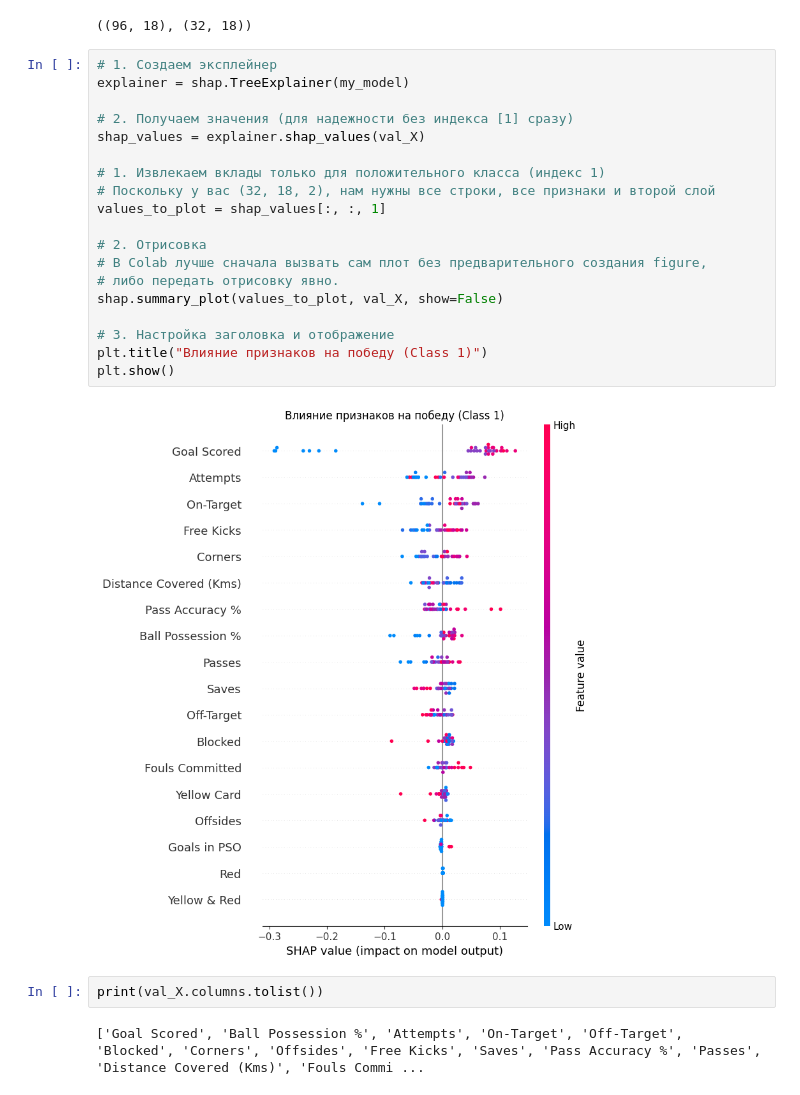
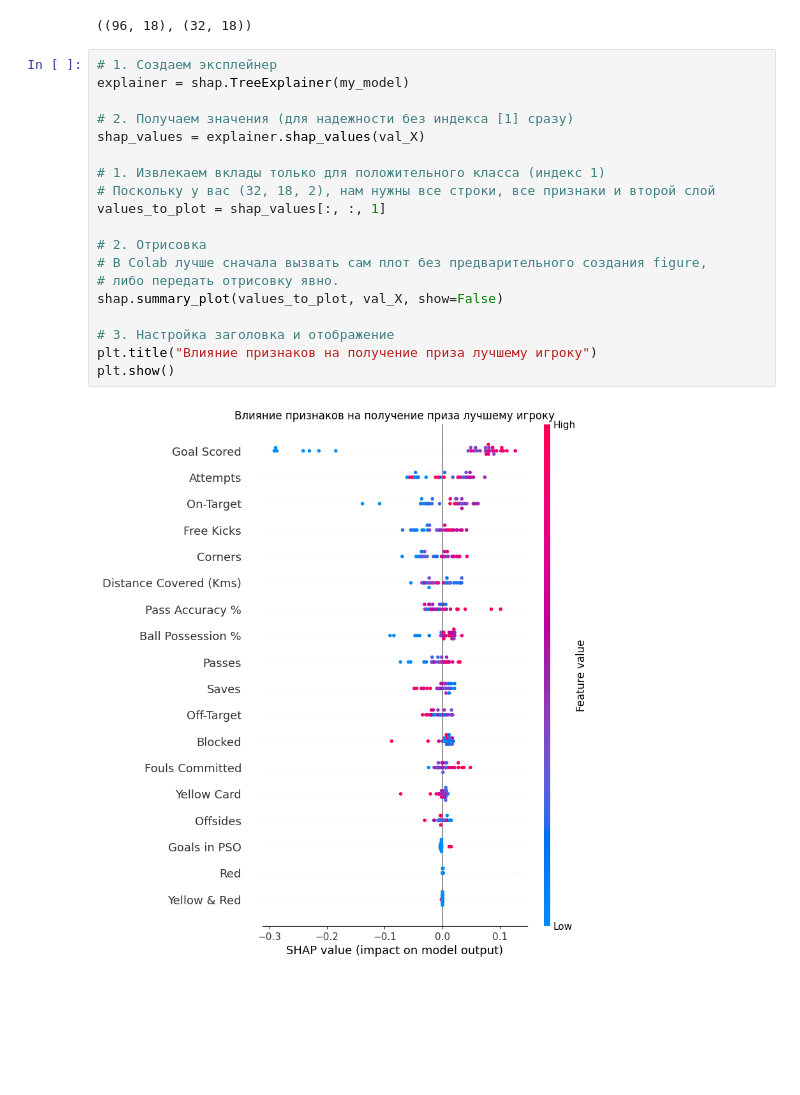
Before and after one commit to Grashch/Kaggle_tasks, a Jupyter notebook: SHAP_Values.ipynb, the cells around one changed output. Saved outputs shown, nothing was run; the diff lists cells and outputs as text; blank space fills up the shorter version.

```diff
--- a/SHAP_Values.ipynb
+++ b/SHAP_Values.ipynb
@@ -353,25 +353,21 @@ train_X.shape, val_X.shape
 # %%
 # 1. Создаем эксплейнер
 explainer = shap.TreeExplainer(my_model)
 
 # 2. Получаем значения (для надежности без индекса [1] сразу)
 shap_values = explainer.shap_values(val_X)
 
 # 1. Извлекаем вклады только для положительного класса (индекс 1)
 # Поскольку у вас (32, 18, 2), нам нужны все строки, все признаки и второй слой
 values_to_plot = shap_values[:, :, 1]
 
 # 2. Отрисовка
 # В Colab лучше сначала вызвать сам плот без предварительного создания figure,
 # либо передать отрисовку явно.
 shap.summary_plot(values_to_plot, val_X, show=False)
 
 # 3. Настройка заголовка и отображение
-plt.title("Влияние признаков на победу (Class 1)")
+plt.title("Влияние признаков на получение приза лучшему игроку")
 plt.show()
 # %% [output]
-[figure, old version]
+[figure, new version]
-# %%
-print(val_X.columns.tolist())
-# %% [output]
-['Goal Scored', 'Ball Possession %', 'Attempts', 'On-Target', 'Off-Target', 'Blocked', 'Corners', 'Offsides', 'Free Kicks', 'Saves', 'Pass Accuracy %', 'Passes', 'Distance Covered (Kms)', 'Fouls Commi ...
```
Also changed, not shown: parts of 1 cell of this notebook.
